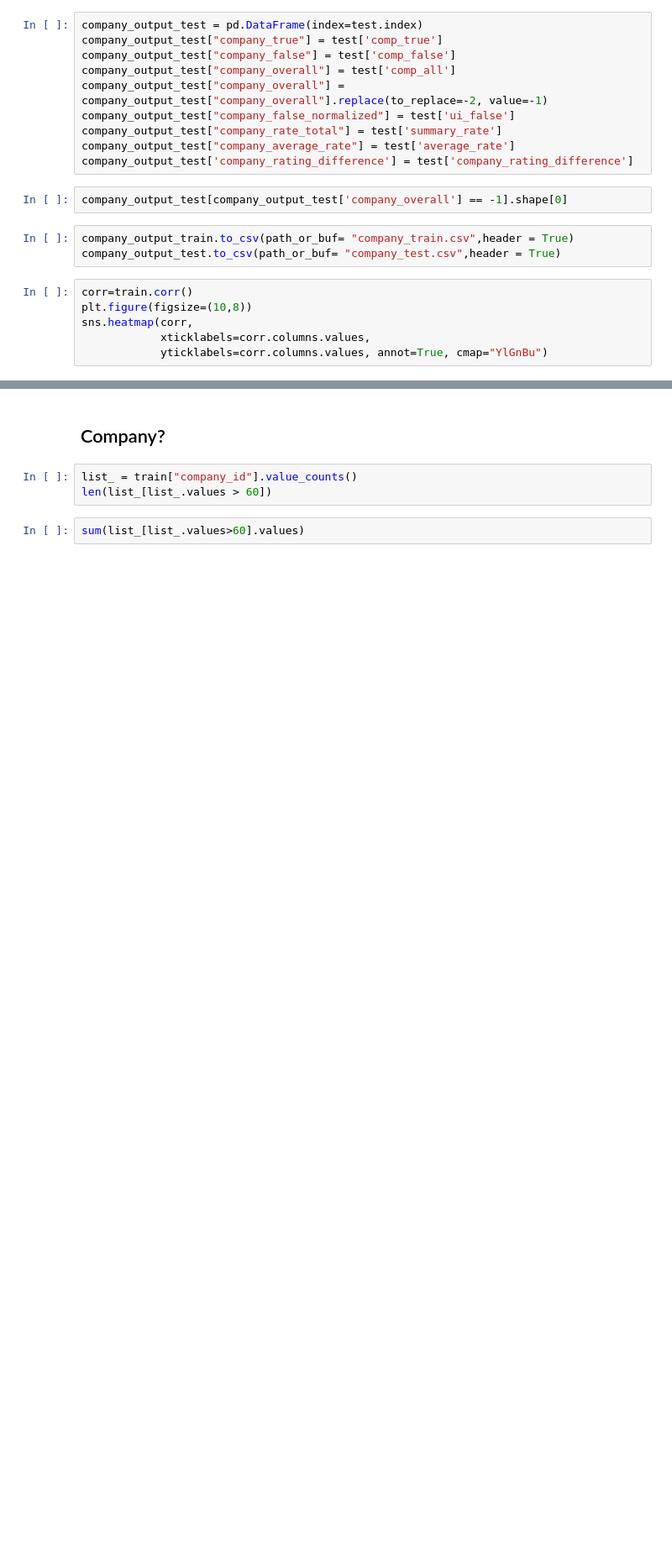
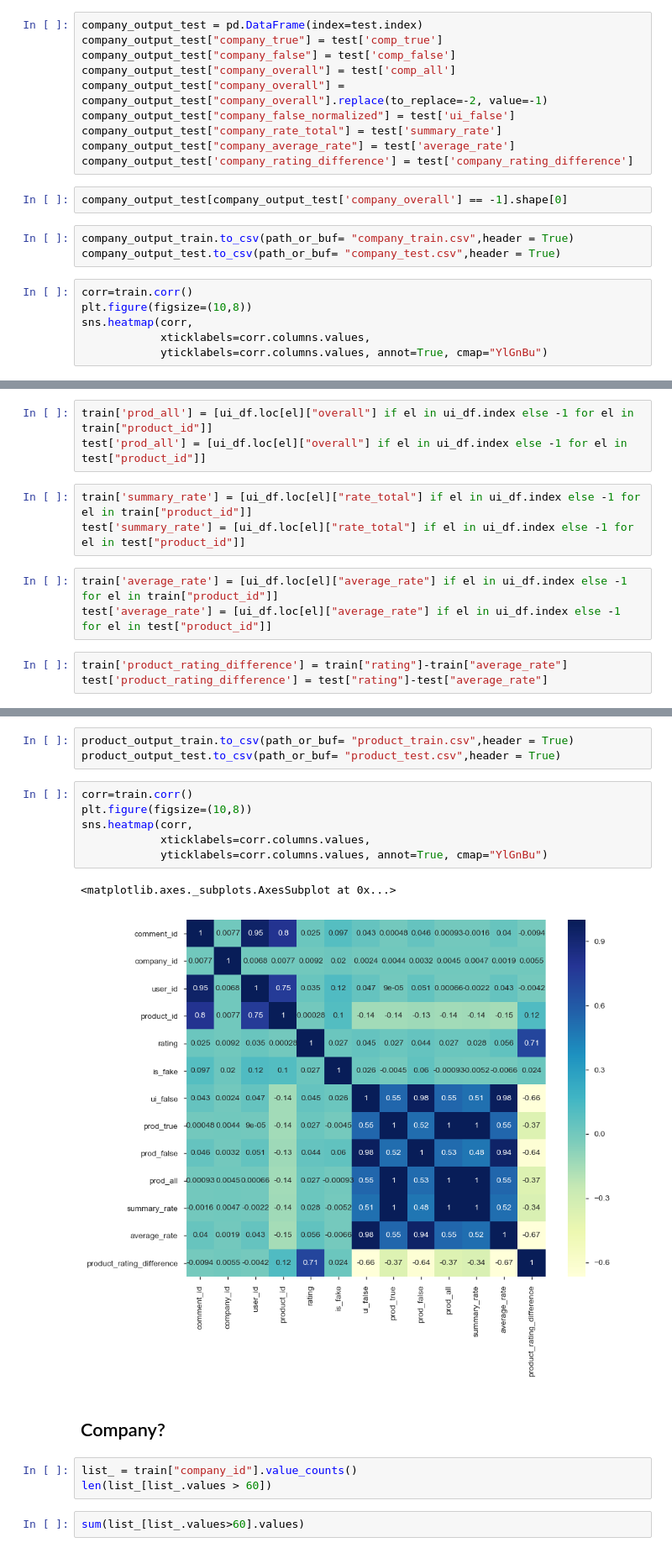
Before and after one commit to AfterPartyUDS/AI_Booster, a Jupyter notebook: taranov.ipynb, the cells around one changed output, grey strips where cells are left out. Shown at 84% size. Saved outputs shown, nothing was run; the diff lists cells and outputs as text; blank space fills up the shorter version.

Commit message:
product

```diff
--- a/taranov.ipynb
+++ b/taranov.ipynb
@@ -484,0 +557,12 @@ sns.heatmap(corr,
+# %%
+train['prod_all'] = [ui_df.loc[el]["overall"] if el in ui_df.index else -1 for el in train["product_id"]]
+test['prod_all'] = [ui_df.loc[el]["overall"] if el in ui_df.index else -1 for el in test["product_id"]]
+# %%
+train['summary_rate'] = [ui_df.loc[el]["rate_total"] if el in ui_df.index else -1 for el in train["product_id"]]
+test['summary_rate'] = [ui_df.loc[el]["rate_total"] if el in ui_df.index else -1 for el in test["product_id"]]
+# %%
+train['average_rate'] = [ui_df.loc[el]["average_rate"] if el in ui_df.index else -1 for el in train["product_id"]]
+test['average_rate'] = [ui_df.loc[el]["average_rate"] if el in ui_df.index else -1 for el in test["product_id"]]
+# %%
+train['product_rating_difference'] = train["rating"]-train["average_rate"]
+test['product_rating_difference'] = test["rating"]-test["average_rate"]
@@ -485,3 +610,15 @@ sns.heatmap(corr,
+# %%
+product_output_train.to_csv(path_or_buf= "product_train.csv",header = True)
+product_output_test.to_csv(path_or_buf= "product_test.csv",header = True)
+# %%
+corr=train.corr()
+plt.figure(figsize=(10,8))
+sns.heatmap(corr,
+            xticklabels=corr.columns.values,
+            yticklabels=corr.columns.values, annot=True, cmap="YlGnBu")
+# %% [output]
+<matplotlib.axes._subplots.AxesSubplot at 0x...>
+[figure, added]
 # %% [markdown]
 ## Company?
 # %%
```
Also changed, not shown: parts of 34 cells of this notebook, 2 other files.
